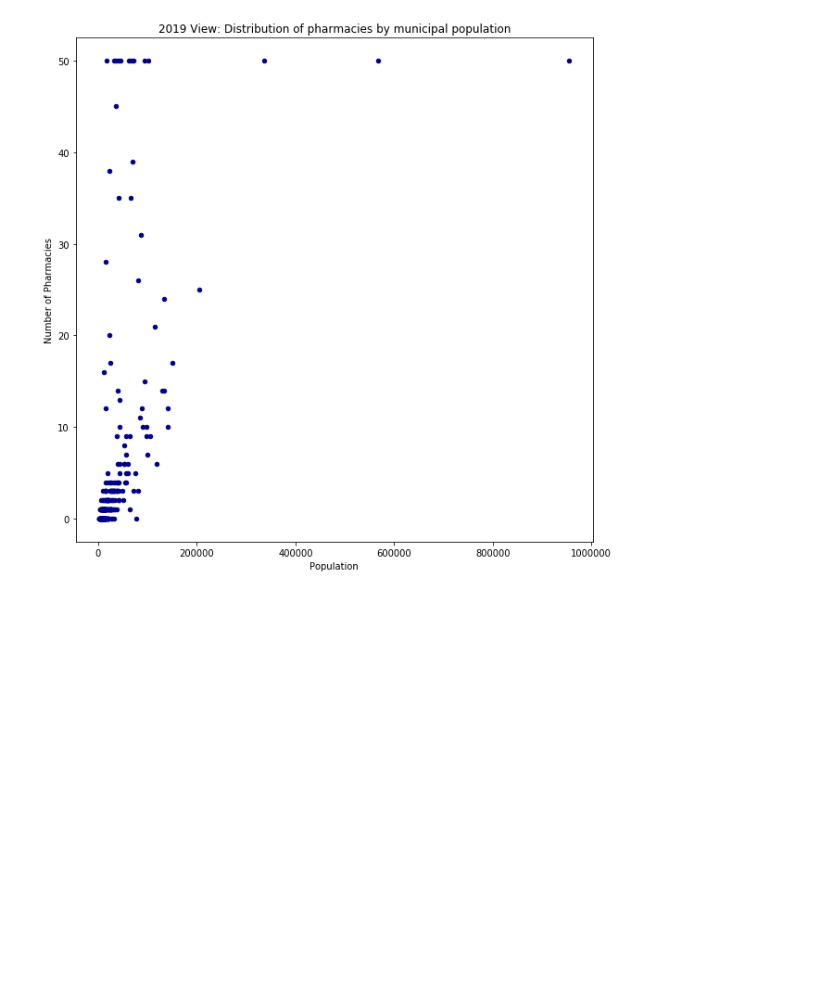
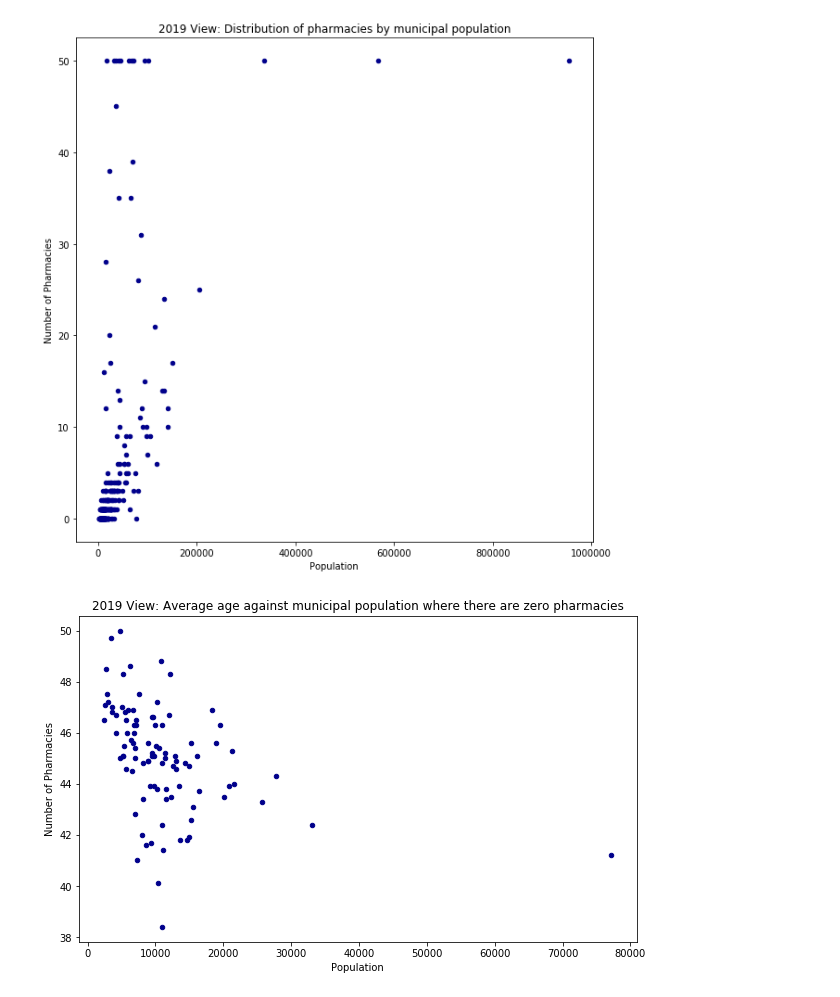
Before and after one commit to mcalmeida13/Coursera-_Capstone, a Jupyter notebook: Data Science Capstone Assessment 2.ipynb, the cells around one changed output. Drawn from its saved outputs; the diff is of its cells as text; code cells hidden in the pictures; blank space fills up the shorter version.

```diff
--- a/Data Science Capstone Assessment 2.ipynb
+++ b/Data Science Capstone Assessment 2.ipynb
@@ -162,3 +175,8 @@ df_pharma.head()
 # scatter plot showing population against number of pharmacies to see if there is a trend
 # scatter plot showing pharmacies per capita against average age to see if there is a trend
 # k means testing to break up groups of municipalities
+# %%
+# remove the rows where there are 50; this is because they will skew the data since 50 is the max return
+df_adjust = df_pharma[df_pharma.pharmacy_count != 50]
+
+df_adjust.corr()
@@ -169,0 +203,5 @@ from sklearn.datasets.samples_generator import make_blobs
+# %%
+# isolates only rows of zero pharmacies
+df_adjustz = df_adjust.drop(df_adjust[df_adjust.pharmacy_count > 0].index)
+
+df_adjustz.head()
@@ -273,3 +327,14 @@ plt.ylabel('Number of Pharmacies')
 plt.show()
 # %% [output]
 [figure]
+# %%
+# various scatter plots
+df_adjustz.plot(kind='scatter', x='Population', y='Average_age', figsize=(10, 6), color='darkblue')
+
+plt.title('2019 View: Average age against municipal population where there are zero pharmacies')
+plt.xlabel('Population')
+plt.ylabel('Number of Pharmacies')
+
+plt.show()
+# %% [output]
+[figure, added]
```
Also changed, not shown: parts of 18 cells of this notebook.
